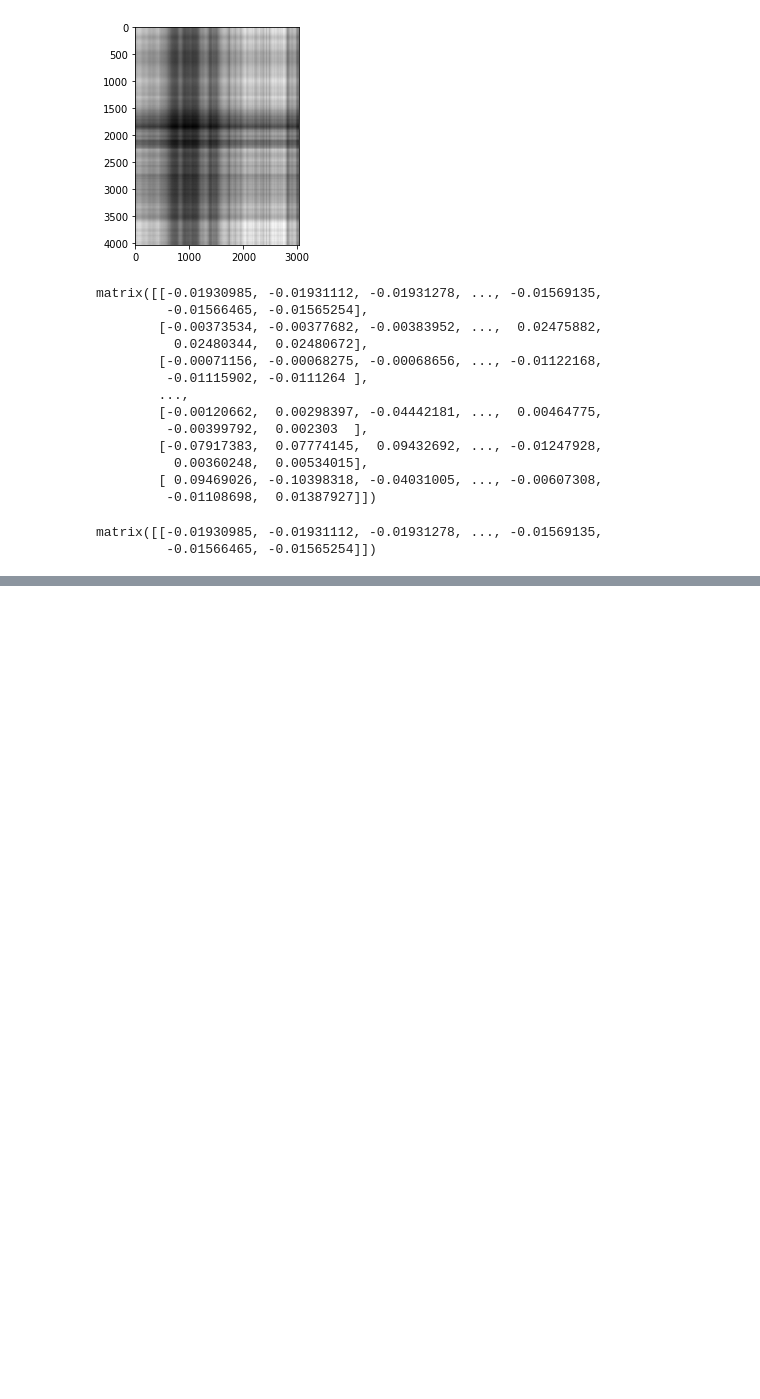
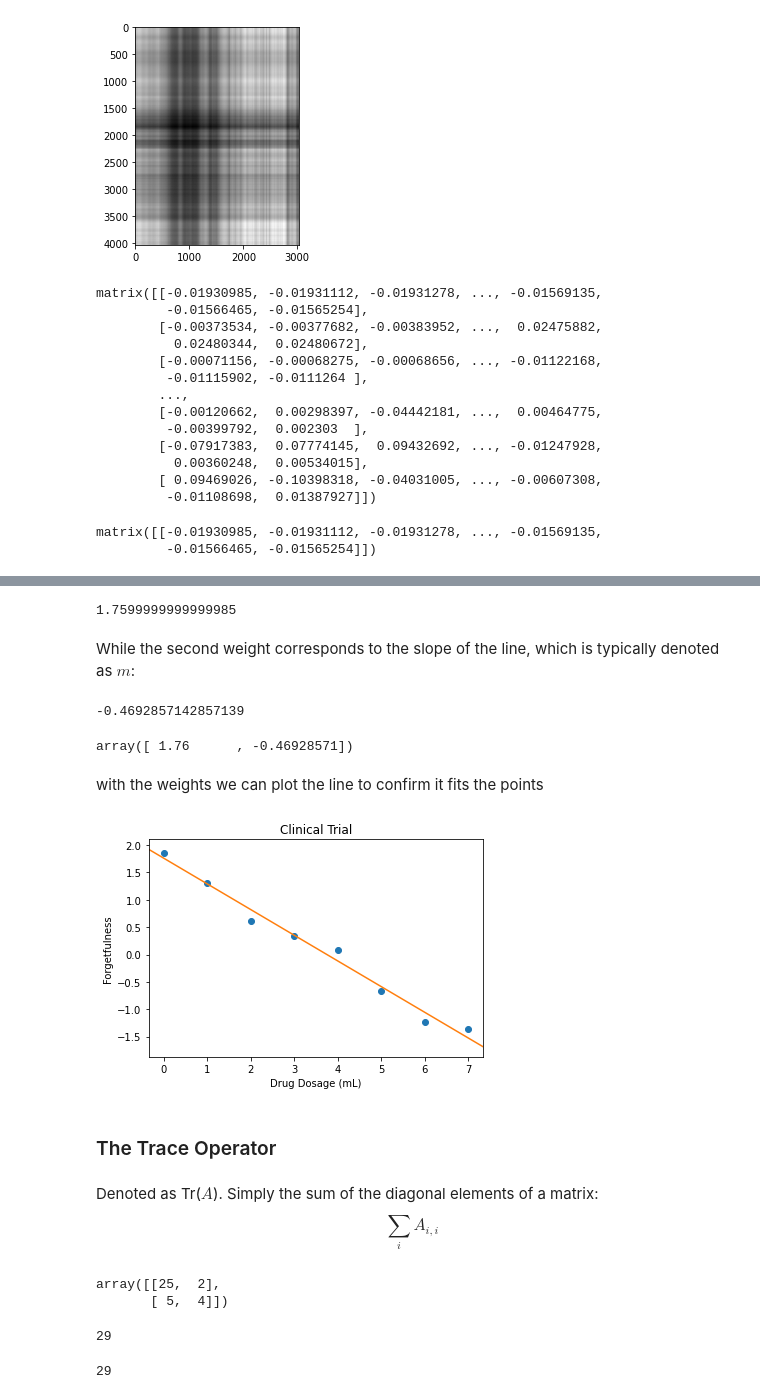
Before and after one commit to darstech/ML-Foundation, a Jupyter notebook: 2_linear_algebra_ii.ipynb, the cells around one changed output, grey strips where cells are left out. Cells and saved outputs as stored; diff of their text form; code cells hidden in the pictures; blank space fills up the shorter version.

```diff
--- a/2_linear_algebra_ii.ipynb
+++ b/2_linear_algebra_ii.ipynb
@@ -1316,0 +1588,3 @@ matrix([[-0.01930985, -0.01931112, -0.01931278, ..., -0.01569135,
+# %%
+X = np.concatenate((np.matrix(x0).T, np.matrix(x1).T), axis=1)
+X
@@ -1316,0 +1602,3 @@ matrix([[-0.01930985, -0.01931112, -0.01931278, ..., -0.01569135,
+# %%
+w = np.dot(np.linalg.pinv(X), y)
+w
@@ -1316,0 +1609,53 @@ matrix([[-0.01930985, -0.01931112, -0.01931278, ..., -0.01569135,
+# %%
+b = np.asarray(w).reshape(-1)[0]  # extracting the first weight from above w matrix
+b
+# %% [output]
+1.7599999999999985
+# %% [markdown]
+While the second weight corresponds to the slope of the line, which is typically denoted as $m$:
+# %%
+m = np.asarray(w).reshape(-1)[1]
+m
+# %% [output]
+-0.4692857142857139
+# %%
+np.asarray(w).reshape(-1)
+# %% [output]
+array([ 1.76      , -0.46928571])
+# %% [markdown]
+with the weights we can plot the line to confirm it fits the points
+# %%
+fig, ax = plt.subplots()
+
+plt.title(title)
+plt.xlabel(xlabel)
+plt.ylabel(ylabel)
+
+ax.scatter(x1, y)
+
+x_min, x_max = ax.get_xlim()
+y_min, y_max = m*x_min + b, m*x_max + b
+
+ax.set_xlim([x_min, x_max])
+_ = ax.plot([x_min, x_max], [y_min, y_max], c='C01')
+# %% [output]
+[figure, added]
+# %% [markdown]
+### The Trace Operator
+# %% [markdown]
+Denoted as Tr($A$). Simply the sum of the diagonal elements of a matrix: $$\sum_i A_{i,i}$$
+# %%
+A = np.array([[25, 2],
+              [5, 4]])
+A
+# %% [output]
+array([[25,  2],
+       [ 5,  4]])
+# %%
+np.trace(A)
+# %% [output]
+29
+# %%
+25 + 4
+# %% [output]
+29
```
Also changed, not shown: parts of 91 cells of this notebook.
